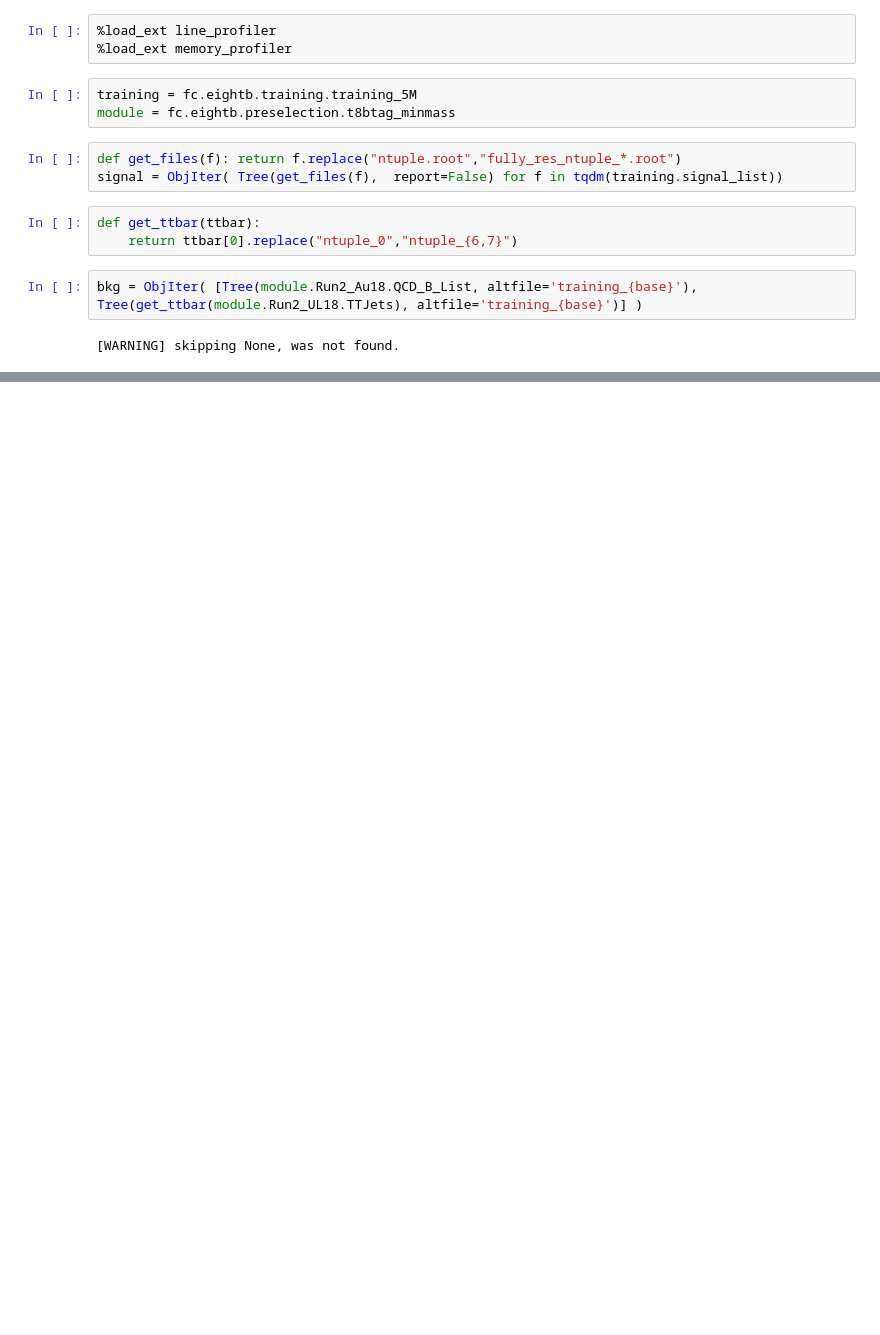
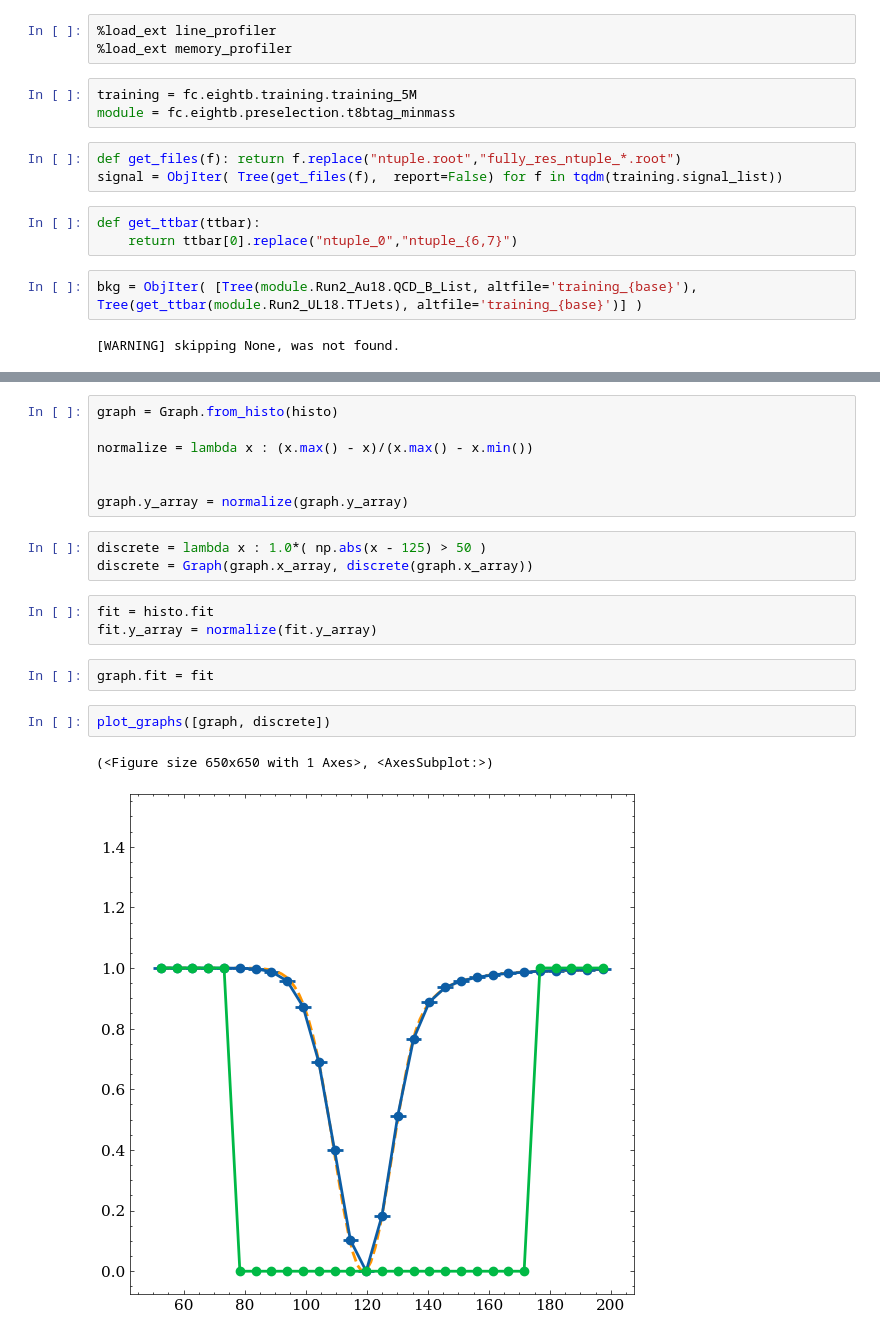
Before and after one commit to ekoenig4/analysis, a Jupyter notebook: jupyter/eightb/weaver/reweighting_bkg.ipynb, the cells around one changed output, grey strips where cells are left out. Drawn from its saved outputs; the diff is of its cells as text; blank space fills up the shorter version.

```diff
--- a/jupyter/eightb/weaver/reweighting_bkg.ipynb
+++ b/jupyter/eightb/weaver/reweighting_bkg.ipynb
@@ -39,0 +60,20 @@ bkg = ObjIter( [Tree(module.Run2_Au18.QCD_B_List, altfile='training_{base}'), Tr
+# %%
+graph = Graph.from_histo(histo)
+
+normalize = lambda x : (x.max() - x)/(x.max() - x.min())
+
+
+graph.y_array = normalize(graph.y_array)
+# %%
+discrete = lambda x : 1.0*( np.abs(x - 125) > 50 )
+discrete = Graph(graph.x_array, discrete(graph.x_array))
+# %%
+fit = histo.fit
+fit.y_array = normalize(fit.y_array)
+# %%
+graph.fit = fit
+# %%
+plot_graphs([graph, discrete])
+# %% [output]
+(<Figure size 650x650 with 1 Axes>, <AxesSubplot:>)
+[figure, added]
```
Also changed, not shown: parts of 4 cells of this notebook, 4 other files.
